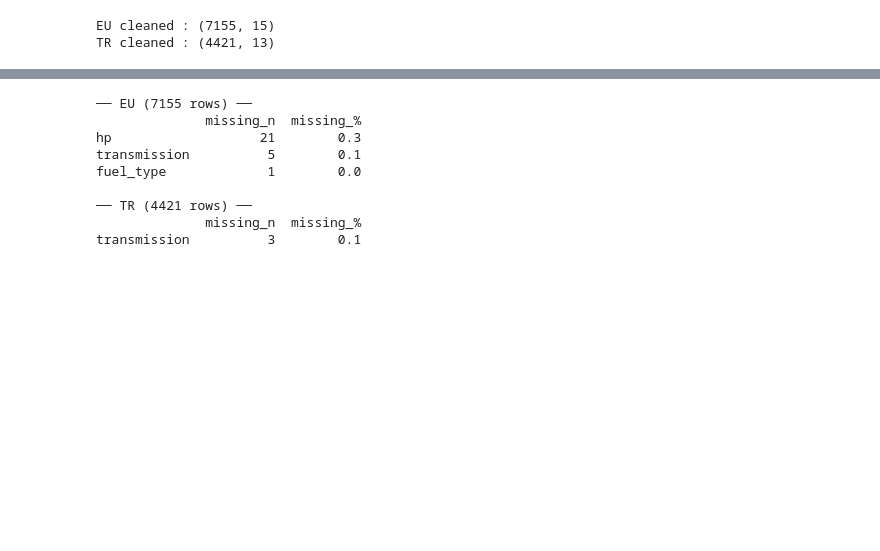
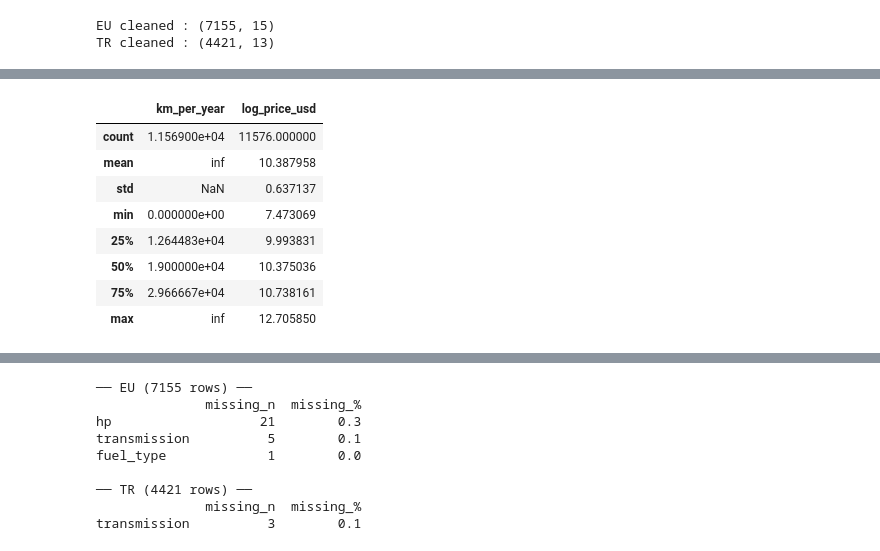
Before and after one commit to oykutugana/Cross-Market-Car-Price-Analysis, a Jupyter notebook: notebooks/P1_EDA.ipynb, the cells around one changed output, grey strips where cells are left out. Saved outputs shown, nothing was run; the diff lists cells and outputs as text; code cells hidden in the pictures; blank space fills up the shorter version.

Commit message:
Final P1: EDA and Feature Engineering complete

```diff
--- a/notebooks/P1_EDA.ipynb
+++ b/notebooks/P1_EDA.ipynb
@@ -233,0 +225,27 @@ Saved to data/clean/
+# %%
+# ── Feature Engineering ──────────────────────────────────────────
+# Yıllık ortalama kilometre (kullanım yoğunluğu)
+combined['km_per_year'] = combined['mileage'] / (combined['age'] + 1)
+
+# Log-fiyat (sağa çarpık dağılımı normalize eder — P2 regression için hazırlık)
+combined['log_price_usd'] = np.log1p(combined['price_usd'])
+
+# Yaş grupları
+combined['age_bin'] = pd.cut(
+    combined['age'],
+    bins=[-1, 3, 6, 9],
+    labels=['New (0-3)', 'Mid (4-6)', 'Old (7-9)']
+)
+
+print("New features added:", ['km_per_year', 'log_price_usd', 'age_bin'])
+combined[['km_per_year', 'log_price_usd', 'age_bin']].describe()
+# %% [output]
+|  | km_per_year | log_price_usd |
+| count | 1.156900e+04 | 11576.000000 |
+| mean | inf | 10.387958 |
+| std | NaN | 0.637137 |
+| min | 0.000000e+00 | 7.473069 |
+| 25% | 1.264483e+04 | 9.993831 |
+| 50% | 1.900000e+04 | 10.375036 |
+| 75% | 2.966667e+04 | 10.738161 |
+| max | inf | 12.705850 |
```
Also changed, not shown: parts of 22 cells of this notebook, 3 other files.
